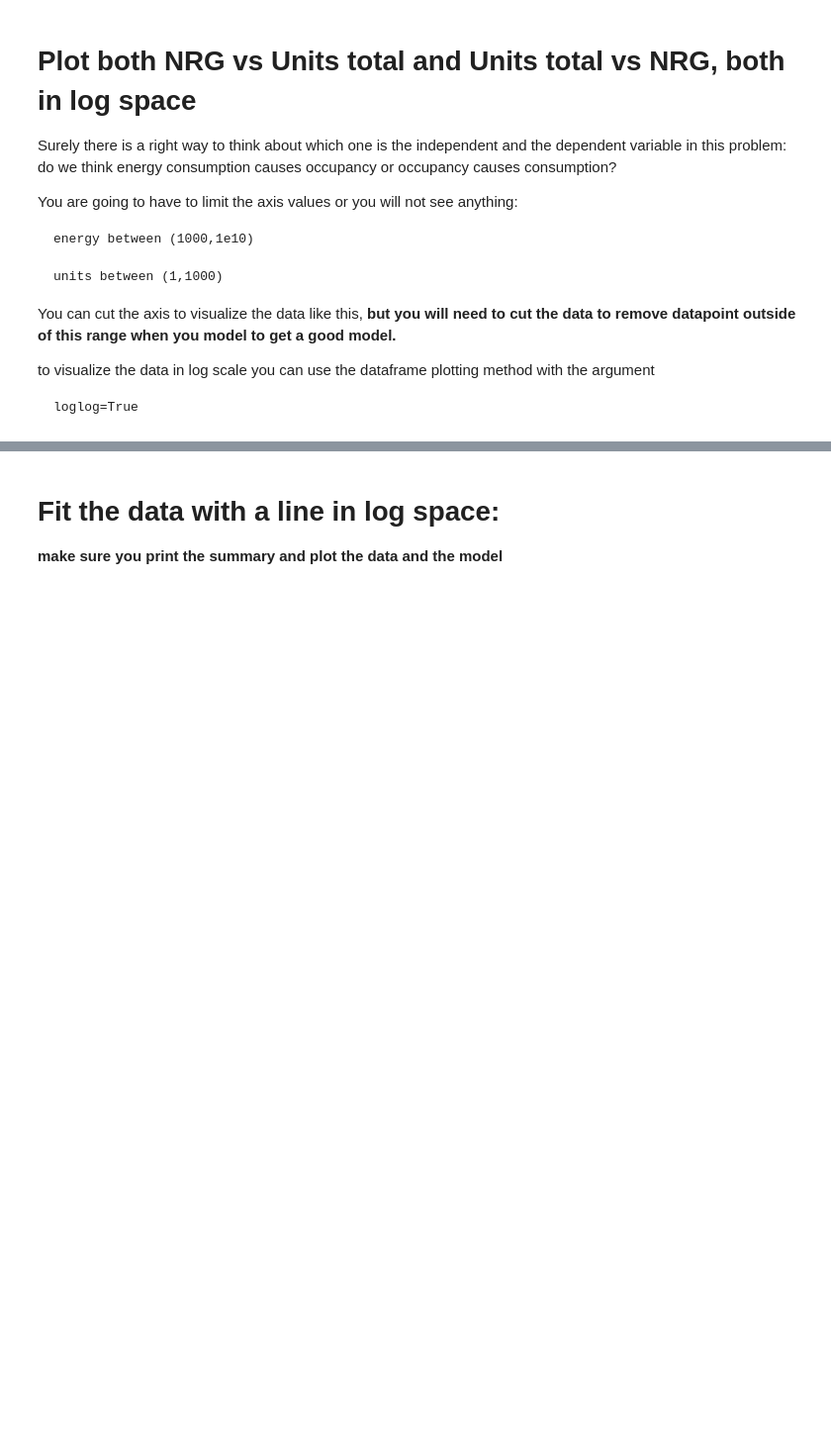
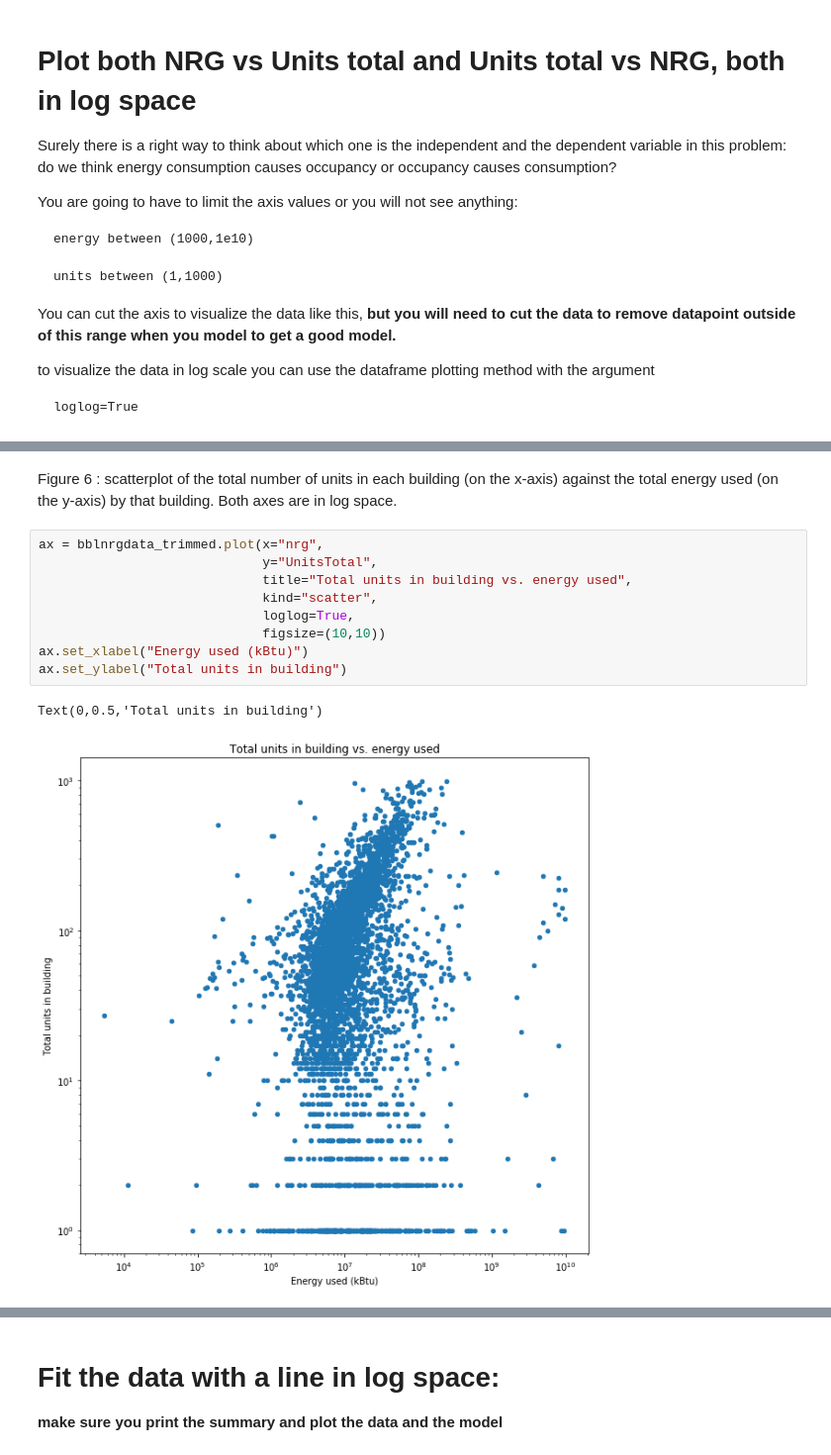
Before and after one commit to aawerner/PUI2018_aaw329, a Jupyter notebook: HW10_aaw329/HW10_2_aaw329.ipynb, the cells around one changed output, grey strips where cells are left out. Shown at 99% size. Cells and saved outputs as stored; diff of their text form; blank space fills up the shorter version.

```diff
--- a/HW10_aaw329/HW10_2_aaw329.ipynb
+++ b/HW10_aaw329/HW10_2_aaw329.ipynb
@@ -415,0 +464,14 @@ Figure 7 : ...
+# %% [markdown]
+Figure 6 : scatterplot of the total number of units in each building (on the x-axis) against the total energy used (on the y-axis) by that building. Both axes are in log space.
+# %%
+ax = bblnrgdata_trimmed.plot(x="nrg",
+                             y="UnitsTotal",
+                             title="Total units in building vs. energy used",
+                             kind="scatter",
+                             loglog=True,
+                             figsize=(10,10))
+ax.set_xlabel("Energy used (kBtu)")
+ax.set_ylabel("Total units in building")
+# %% [output]
+Text(0,0.5,'Total units in building')
+[figure, added]
```
Also changed, not shown: parts of 40 cells of this notebook.
